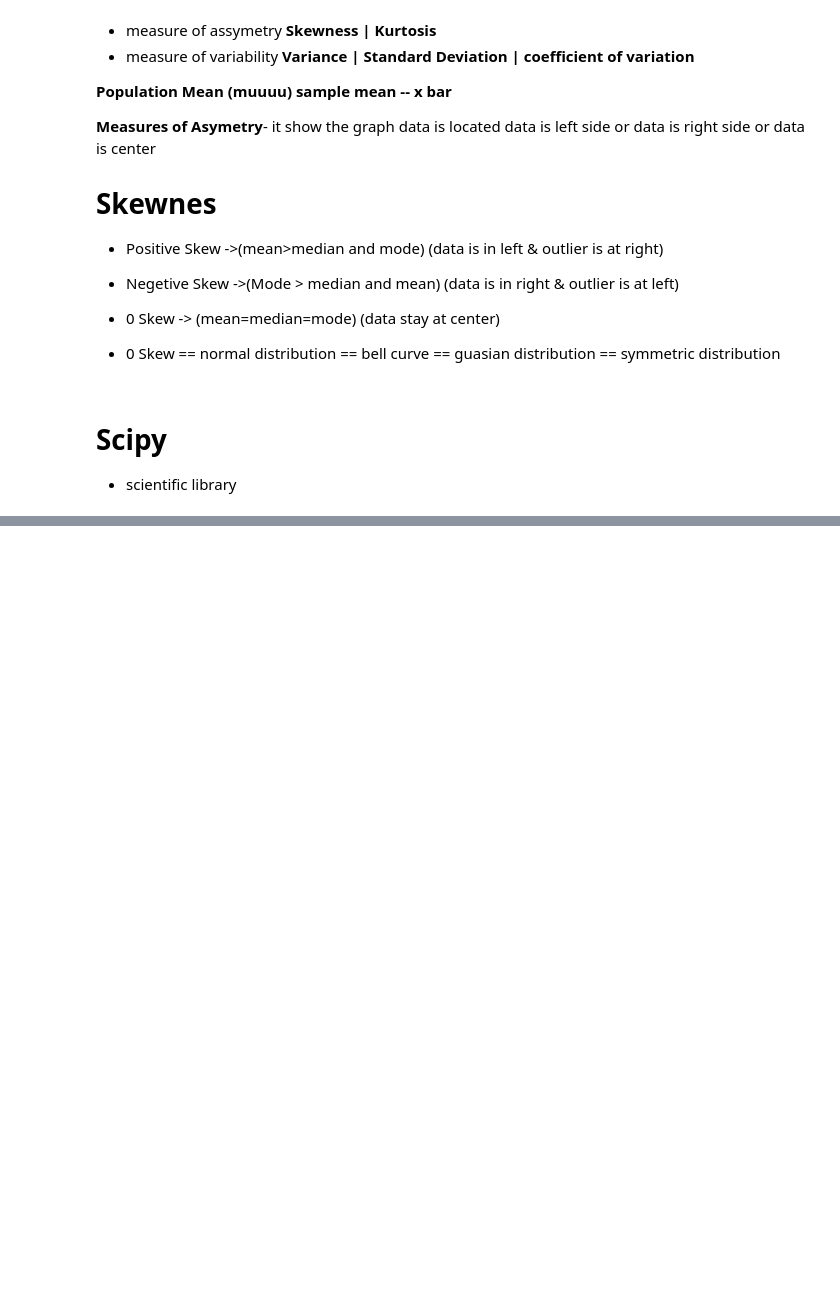
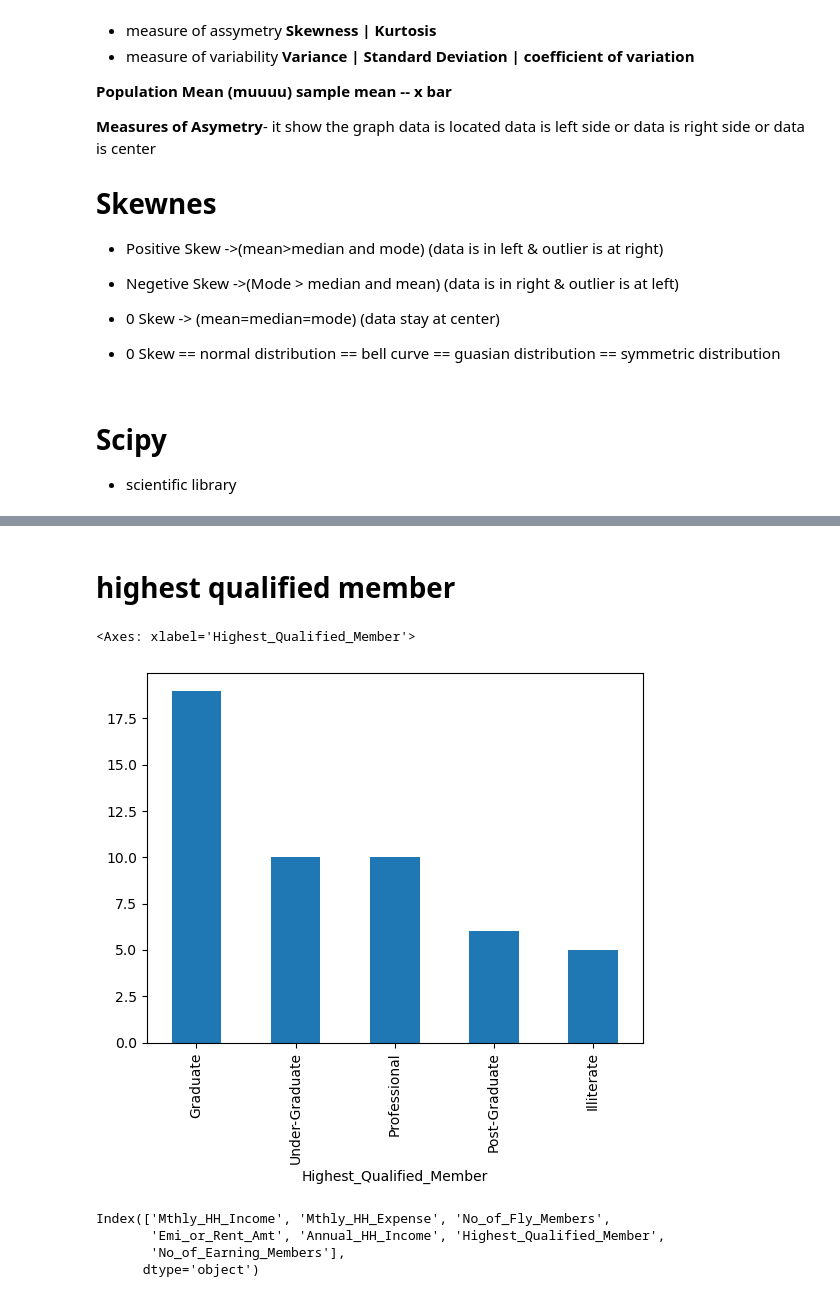
Before and after one commit to Ram2002-ai/DataScience_NareshIt, a Jupyter notebook: statistics/Statistics_S/Statetics_Introduction.ipynb, the cells around one changed output, grey strips where cells are left out. Saved outputs shown, nothing was run; the diff lists cells and outputs as text; code cells hidden in the pictures; blank space fills up the shorter version.

```diff
--- a/statistics/Statistics_S/Statetics_Introduction.ipynb
+++ b/statistics/Statistics_S/Statetics_Introduction.ipynb
@@ -71,0 +88,3 @@
+# %%
+import pandas as pd
+df=pd.read_csv("E:\data\data_set\Inc_Exp_Data.csv")
@@ -71,0 +168,14 @@
+# %% [markdown]
+# highest qualified member
+# %%
+df['Highest_Qualified_Member'].value_counts().plot(kind='bar')
+# %% [output]
+<Axes: xlabel='Highest_Qualified_Member'>
+[figure, added]
+# %%
+df.columns
+# %% [output]
+Index(['Mthly_HH_Income', 'Mthly_HH_Expense', 'No_of_Fly_Members',
+       'Emi_or_Rent_Amt', 'Annual_HH_Income', 'Highest_Qualified_Member',
+       'No_of_Earning_Members'],
+      dtype='object')
```
Also changed, not shown: parts of 20 cells of this notebook, 5 other files.
